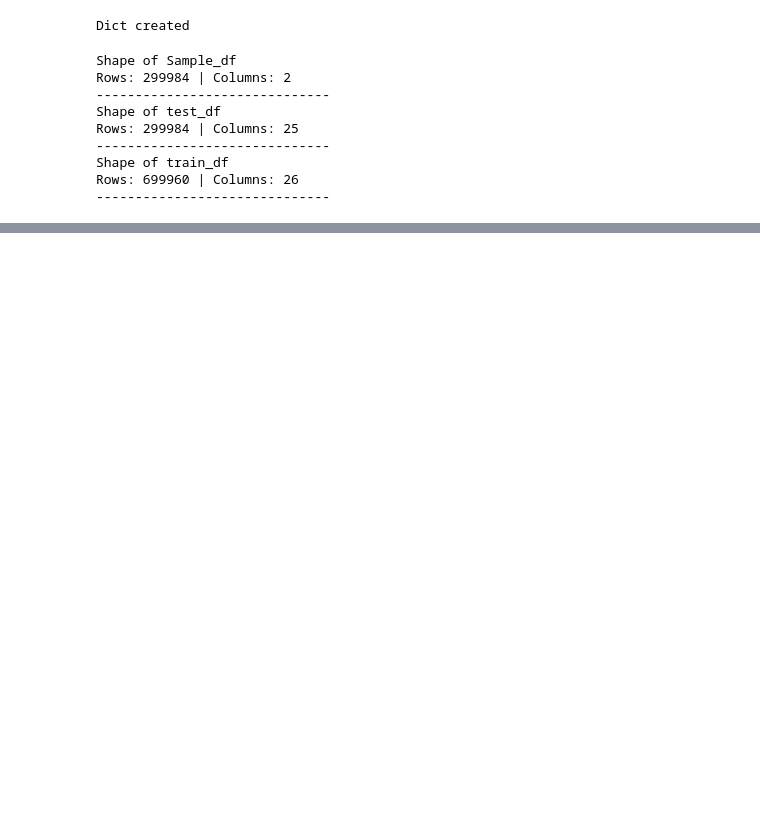
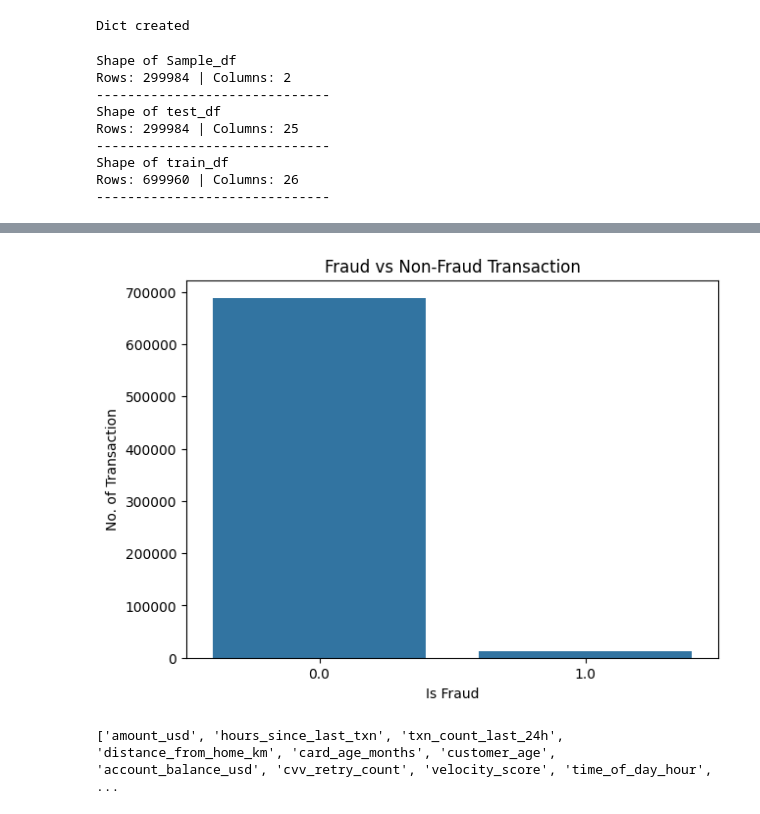
Before and after one commit to Aman-Sharma1812/Kaggle-Competitions, a Jupyter notebook: predicting-credit-card-fraud.ipynb, the cells around one changed output, grey strips where cells are left out. Cells and saved outputs as stored; diff of their text form; code cells hidden in the pictures; blank space fills up the shorter version.

Commit message:
Kaggle Notebook | Predicting Credit Card Fraud | Version 2

```diff
--- a/predicting-credit-card-fraud.ipynb
+++ b/predicting-credit-card-fraud.ipynb
@@ -108,0 +176,23 @@ Columns of "train_df"
+# %%
+# visualize
+plt.figure(figsize=(7, 5))
+
+sns.countplot(
+    data=train_df,
+    x="is_fraud"
+)
+
+plt.title("Fraud vs Non-Fraud Transaction")
+plt.xlabel("Is Fraud")
+plt.ylabel("No. of Transaction")
+plt.show()
+# %% [output]
+[figure, added]
+# %%
+numerical_cols = train_df.select_dtypes(include=["int64", "float64"]).columns.tolist()
+
+numerical_cols.remove("id")
+numerical_cols.remove("is_fraud")
+print(numerical_cols)
+# %% [output]
+['amount_usd', 'hours_since_last_txn', 'txn_count_last_24h', 'distance_from_home_km', 'card_age_months', 'customer_age', 'account_balance_usd', 'cvv_retry_count', 'velocity_score', 'time_of_day_hour', ...
```
Also changed, not shown: parts of 19 cells of this notebook.
